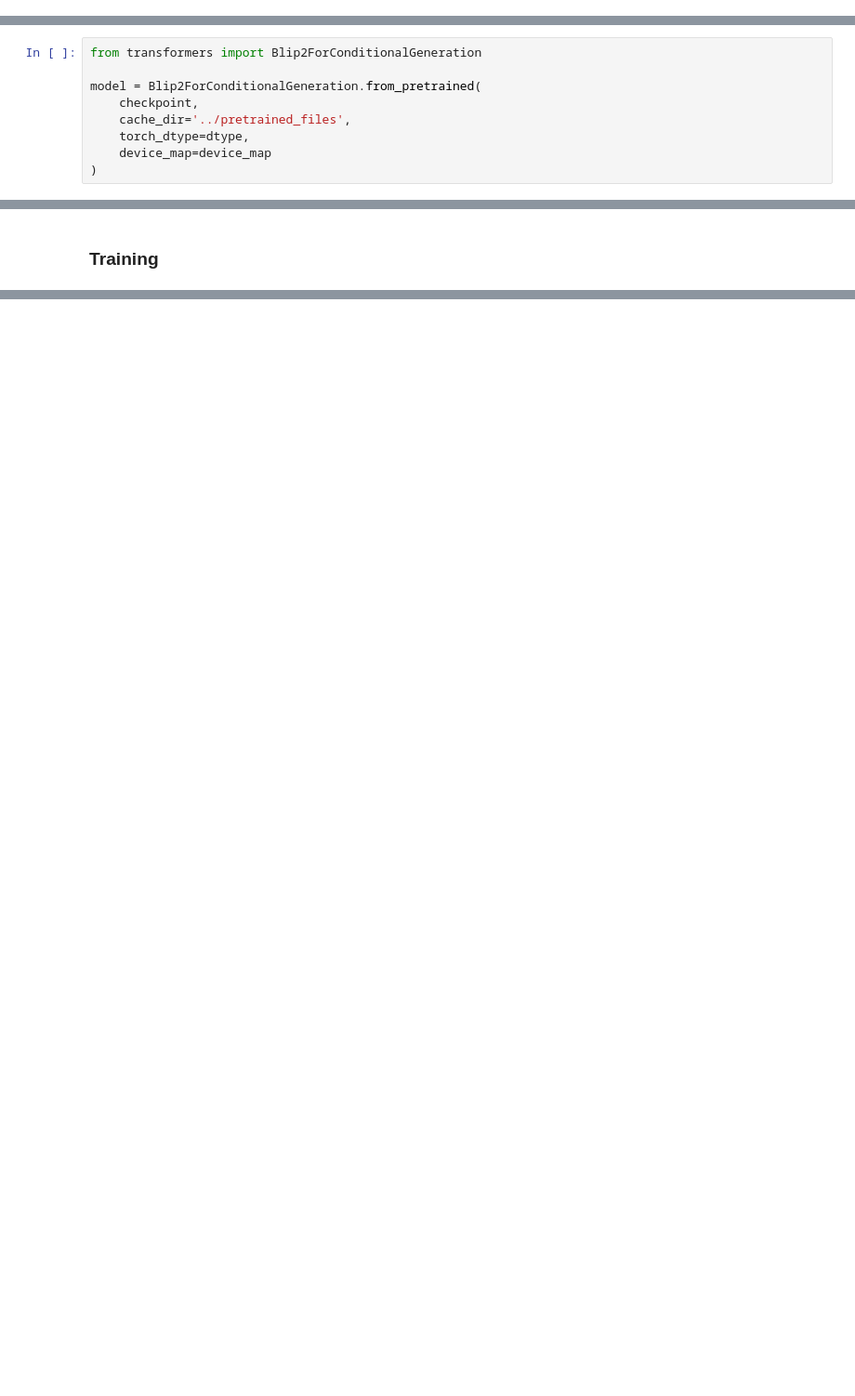
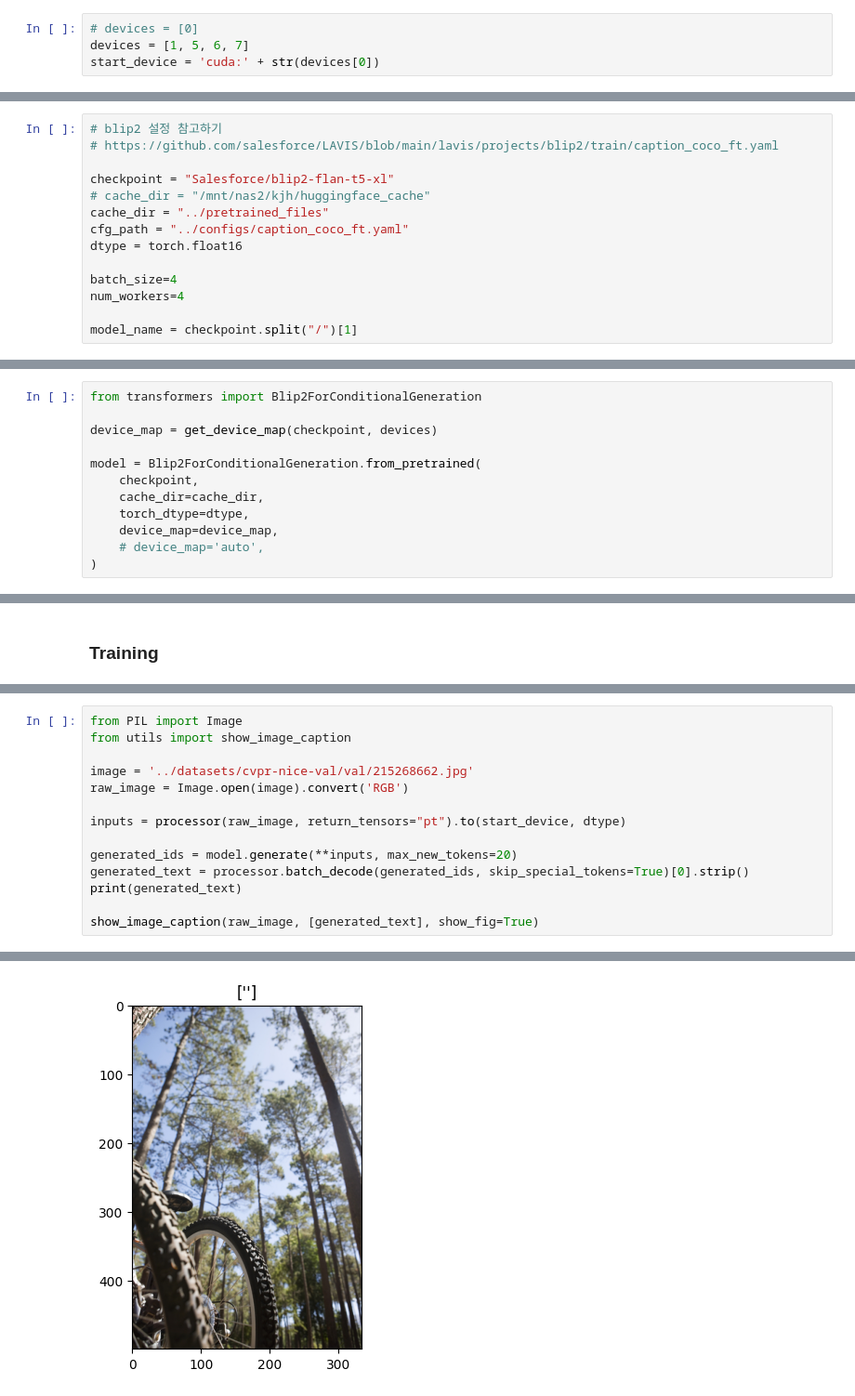
Before and after one commit to k1101jh/CVPR-2023-NICE, a Jupyter notebook: codes/train.ipynb, the cells around one changed output, grey strips where cells are left out. Shown at 93% size. Drawn from its saved outputs; the diff is of its cells as text; blank space fills up the shorter version.

```diff
--- a/codes/train.ipynb
+++ b/codes/train.ipynb
@@ -30,0 +29,4 @@ print('Use ', torch.cuda.get_device_name(device))
+# %%
+# devices = [0]
+devices = [1, 5, 6, 7]
+start_device = 'cuda:' + str(devices[0])
@@ -87,0 +55,14 @@ training_args = TrainingArguments(
+# %%
+# blip2 설정 참고하기
+# https://github.com/salesforce/LAVIS/blob/main/lavis/projects/blip2/train/caption_coco_ft.yaml
+
+checkpoint = "Salesforce/blip2-flan-t5-xl"
+# cache_dir = "/mnt/nas2/kjh/huggingface_cache"
+cache_dir = "../pretrained_files"
+cfg_path = "../configs/caption_coco_ft.yaml"
+dtype = torch.float16
+
+batch_size=4
+num_workers=4
+
+model_name = checkpoint.split("/")[1]
@@ -233,9 +178,12 @@ device_map = {
 # %%
 from transformers import Blip2ForConditionalGeneration
 
+device_map = get_device_map(checkpoint, devices)
+
 model = Blip2ForConditionalGeneration.from_pretrained(
     checkpoint,
-    cache_dir='../pretrained_files',
+    cache_dir=cache_dir,
     torch_dtype=dtype,
-    device_map=device_map
+    device_map=device_map,
+    # device_map='auto',
 )
@@ -271,0 +346,15 @@ trainer.train()
+# %%
+from PIL import Image
+from utils import show_image_caption
+
+image = '../datasets/cvpr-nice-val/val/215268662.jpg'
+raw_image = Image.open(image).convert('RGB')
+
+inputs = processor(raw_image, return_tensors="pt").to(start_device, dtype)
+
+generated_ids = model.generate(**inputs, max_new_tokens=20)
+generated_text = processor.batch_decode(generated_ids, skip_special_tokens=True)[0].strip()
+print(generated_text)
+
+show_image_caption(raw_image, [generated_text], show_fig=True)
+# %% [output]
@@ -271,0 +378 @@ trainer.train()
+[figure, added]
```
Also changed, not shown: parts of 28 cells of this notebook, 11 other files.
